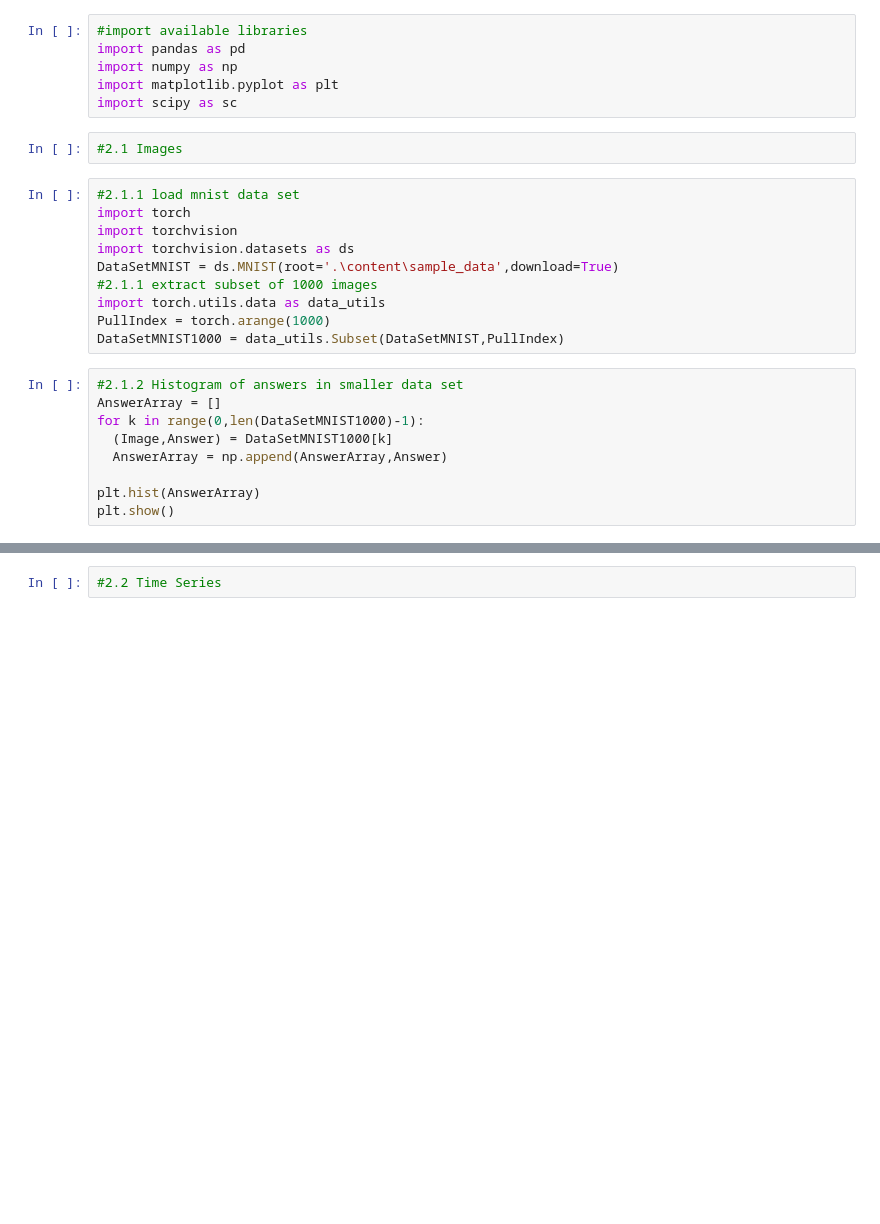
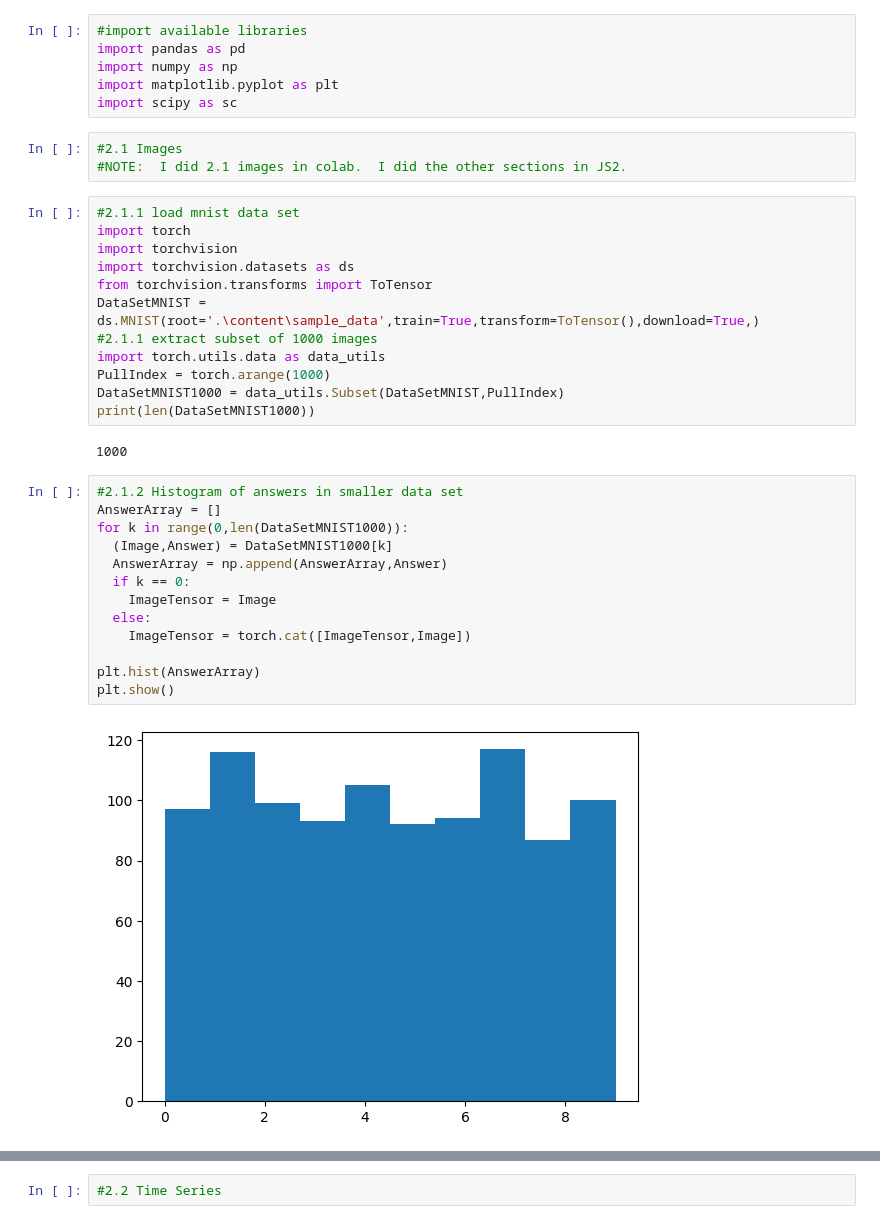
Before and after one commit to mcmullrj/ME592_Public, a Jupyter notebook: HW1a.ipynb, the cells around one changed output, grey strips where cells are left out. Drawn from its saved outputs; the diff is of its cells as text; blank space fills up the shorter version.

```diff
--- a/HW1a.ipynb
+++ b/HW1a.ipynb
@@ -10,26 +10,37 @@ import pandas as pd
 import numpy as np
 import matplotlib.pyplot as plt
 import scipy as sc
-# %%
-#2.1 Images
+# %%
+#2.1 Images
+#NOTE:  I did 2.1 images in colab.  I did the other sections in JS2.
 # %%
 #2.1.1 load mnist data set
 import torch
 import torchvision
 import torchvision.datasets as ds
-DataSetMNIST = ds.MNIST(root='.\content\sample_data',download=True)
+from torchvision.transforms import ToTensor
+DataSetMNIST = ds.MNIST(root='.\content\sample_data',train=True,transform=ToTensor(),download=True,)
 #2.1.1 extract subset of 1000 images
 import torch.utils.data as data_utils
 PullIndex = torch.arange(1000)
 DataSetMNIST1000 = data_utils.Subset(DataSetMNIST,PullIndex)
+print(len(DataSetMNIST1000))
+# %% [output]
+1000
 # %%
 #2.1.2 Histogram of answers in smaller data set
 AnswerArray = []
-for k in range(0,len(DataSetMNIST1000)-1):
+for k in range(0,len(DataSetMNIST1000)):
   (Image,Answer) = DataSetMNIST1000[k]
   AnswerArray = np.append(AnswerArray,Answer)
+  if k == 0:
+    ImageTensor = Image
+  else:
+    ImageTensor = torch.cat([ImageTensor,Image])
 
 plt.hist(AnswerArray)
 plt.show()
+# %% [output]
+[figure, added]
 # %%
 #2.1.3 batch data into subsets
```
Also changed, not shown: parts of 3 cells of this notebook.
